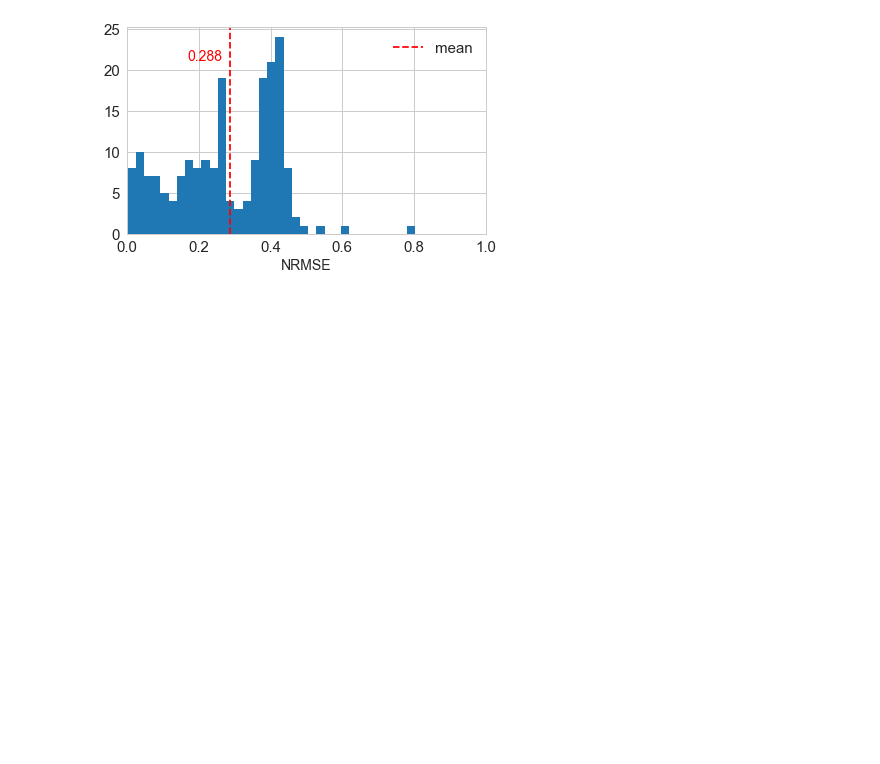
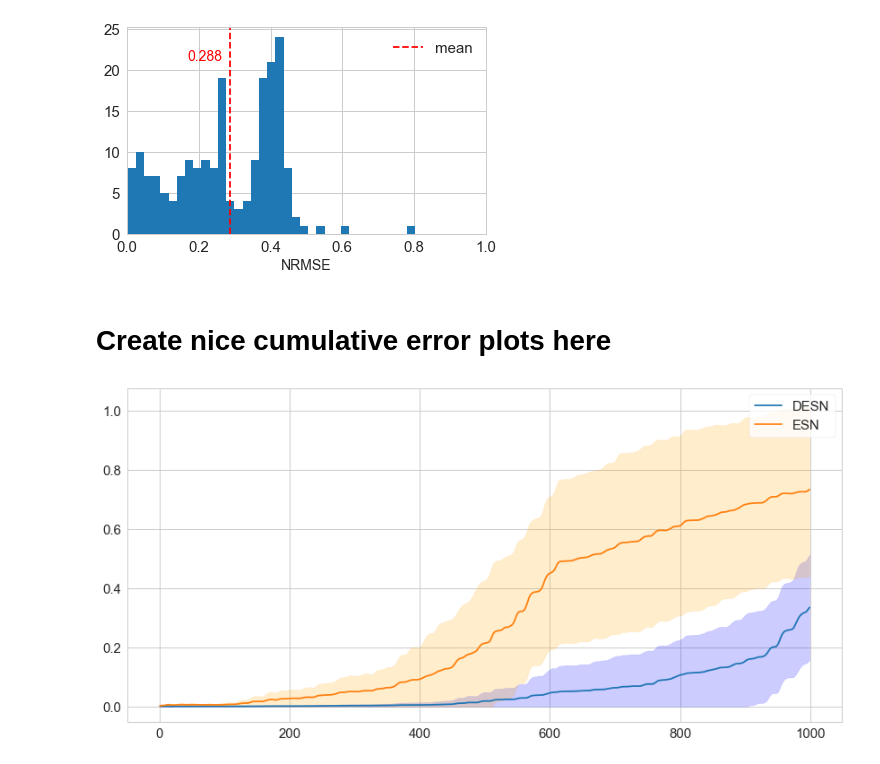
Before and after one commit to zimmerman-cole/esn_experiments, a Jupyter notebook: view_results.ipynb, the cells around one changed output. Cells and saved outputs as stored; diff of their text form; code cells hidden in the pictures; blank space fills up the shorter version.

```diff
--- a/view_results.ipynb
+++ b/view_results.ipynb
@@ -400,3 +397,40 @@ plt.show()
 # %% [output]
 n_failures: 1
 [figure]
+# %% [markdown]
+# Create nice cumulative error plots here
+# %%
+predics_lcesn = np.array(predics_lcesn).reshape(10, -1)
+predics_esn = np.array(predics_esn).reshape(10, -1)
+
+f, ax = plt.subplots(figsize=(12, 6))
+
+to_plot = [predics_lcesn, predics_esn]
+labels = ['DESN', 'ESN']
+colors = ['blue', 'orange']
+for predics, label, color in zip(to_plot, labels, colors):
+    iter_errors = []
+    iter_stds = []
+    for i in range(1, len(y_valid)):
+        err_is = []
+        for j in range(len(predics)):
+            err_is.append(nrmse(predics[j, :i], y_valid[:i], data_mean))
+        err_is = np.array(err_is).reshape(10, 1)
+        iter_errors.append(np.mean(err_is))
+        iter_stds.append(np.std(err_is))
+
+    iter_errors, iter_stds = np.array(iter_errors), np.array(iter_stds)
+    err_plus = iter_errors + iter_stds
+    err_minus = iter_errors - iter_stds
+
+    ax.plot(xs[1:], iter_errors, label=label)
+    ax.fill_between(xs[1:], err_plus, iter_errors, alpha=0.2, color=color)
+    ax.fill_between(xs[1:], iter_errors, np.where(err_minus > 0, err_minus, 0), alpha=0.2, color=color)
+
+plt.legend(frameon=True)
+plt.tight_layout()
+plt.show()
+
+pkl.dump(to_plot, open('FINAL_ERROR_PLOTS_DATA.p', 'wb'))
+# %% [output]
+[figure, added]
```
Also changed, not shown: parts of 3 cells of this notebook, 1 other file.
